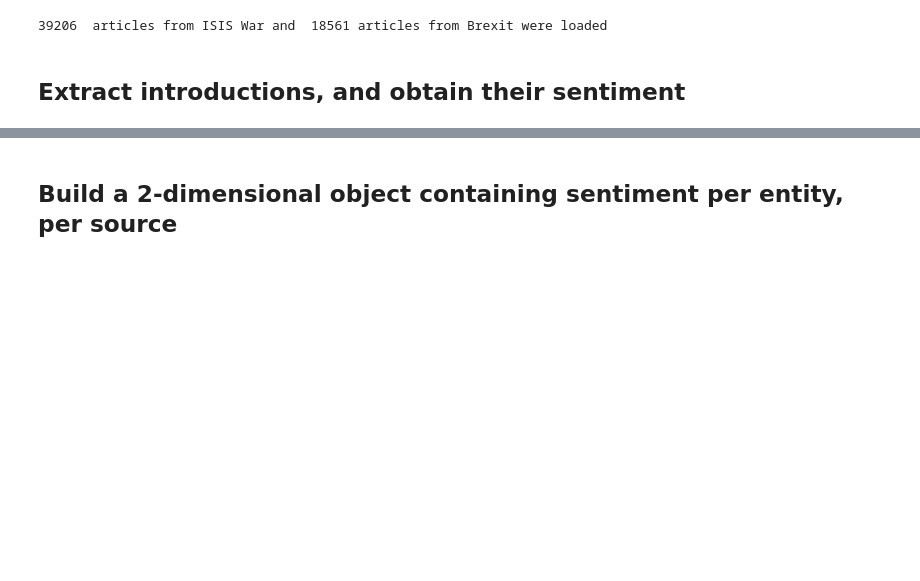
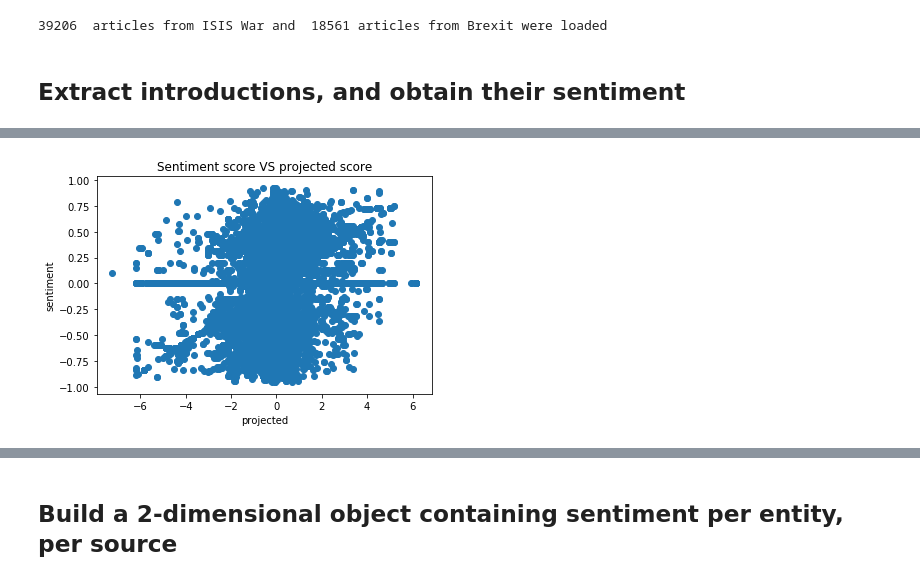
Before and after one commit to MickJermsurawong/EE227-graphical-lasso, a Jupyter notebook: Sentiment.ipynb, the cells around one changed output, grey strips where cells are left out. Drawn from its saved outputs; the diff is of its cells as text; code cells hidden in the pictures; blank space fills up the shorter version.

```diff
--- a/Sentiment.ipynb
+++ b/Sentiment.ipynb
@@ -72,0 +238,12 @@ for intro in tqdm.tqdm_notebook(total_introductions):
+# %%
+Y_sentiments = np.array([intro['sentiment'] for intro in kept_introductions])
+X_cca = np.hstack([source_one_hot, person_one_hot, reduced_text])
+cca_feats = source_feats + person_feats + ['reduced_pca' for i in range(reduced_text.shape[1])]
+
+text_one_hot, text_feats = featurizer.fit_text_one_hot(kept_introductions)
+source_one_hot, source_feats = featurizer.fit_source_one_hot(kept_introductions)
+person_one_hot, person_feats = featurizer.fit_person_one_hot(kept_introductions)
+
+
+print_shapes([X_cca, Y_sentiments])
+assert len(cca_feats) == X_cca.shape[1]
@@ -72,0 +265,8 @@ for intro in tqdm.tqdm_notebook(total_introductions):
+# %%
+small_idx = np.random.choice(np.arange(0, X_cca.shape[0]), 10000)
+small_X_cca = X_cca[small_idx]
+small_Y_cca = Y_sentiments[small_idx]
+# %%
+from sklearn.cross_decomposition import CCA
+cca = CCA(n_components=1)
+cca.fit(small_X_cca, small_Y_cca)
@@ -72,0 +300,9 @@ for intro in tqdm.tqdm_notebook(total_introductions):
+# %%
+import matplotlib.pyplot as plt
+plt.scatter(-1*x_proj[:,0], small_Y_cca)
+plt.title("Sentiment score VS projected score")
+plt.xlabel("projected")
+plt.ylabel("sentiment")
+plt.show()
+# %% [output]
+[figure, added]
```
Also changed, not shown: parts of 45 cells of this notebook, 2 other files.
